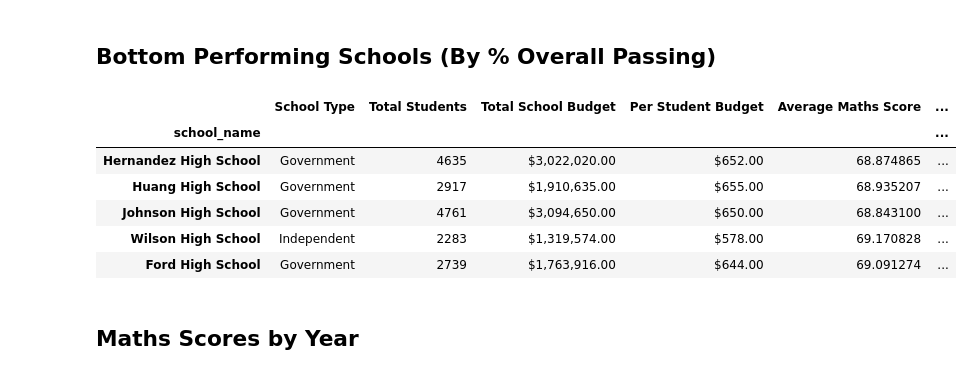
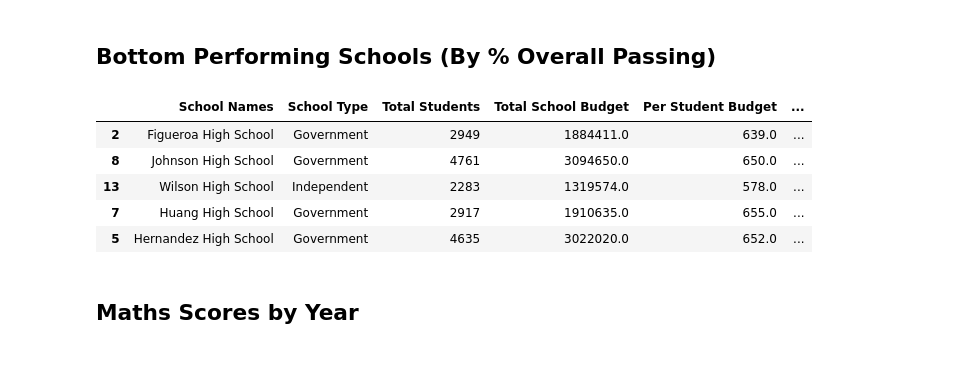
Before and after one commit to umasel/pandas_challenge, a Jupyter notebook: PyCitySchools/PyCitySchools_starter.ipynb, the cells around one changed output. Saved outputs shown, nothing was run; the diff lists cells and outputs as text; code cells hidden in the pictures.

```diff
--- a/PyCitySchools/PyCitySchools_starter.ipynb
+++ b/PyCitySchools/PyCitySchools_starter.ipynb
@@ -129,0 +101,33 @@ per_school_summary
+# %%
+# Convert to DataFrame
+school_summary = school_data_complete.groupby(['school_name'])
+school_names = school_data_complete.school_name.sort_values().unique()
+school_types = school_data.sort_values(by="school_name").type
+school_total_students = list(school_summary.student_name.count())
+school_budget = list(school_summary.budget.mean())
+school_per_student_budget = [i/j for i,j in zip(school_budget,school_total_students)]
+school_avg_math_score = list(school_summary.maths_score.mean())
+school_avg_reading_score = list(school_summary.reading_score.mean())
+
+# Calculating passing percentages
+school_summary = school_data_complete[school_data_complete['maths_score'] >= 70].groupby(['school_name'])
+school_pct_passing_math = [(i/j)*100 for i,j in zip(school_summary.maths_score.count(),school_total_students)]
+school_summary = school_data_complete[school_data_complete['reading_score'] >= 70].groupby(['school_name'])
+school_pct_passing_reading = [(i/j)*100 for i,j in zip(school_summary.reading_score.count(),school_total_students)]
+school_overall_passing = [(i+j)/2 for i,j in zip(school_pct_passing_math,school_pct_passing_reading)]
+
+# Compile all calculations into dataframe
+school_summary_df = pd.DataFrame({"School Names":school_names,
+                                  "School Type":school_types,
+                                  "Total Students":school_total_students,
+                                  "Total School Budget":school_budget,
+                                  "Per Student Budget":school_per_student_budget,
+                                  "Average Math Score":school_avg_math_score,
+                                  "Average Reading Score":school_avg_reading_score,
+                                  "% Passing Math":school_pct_passing_math,
+                                  "% Passing Reading":school_pct_passing_reading,
+                                  "Overall Passing Rate":school_overall_passing})
+
+school_summary_df = school_summary_df.reset_index(drop=True)
+school_summary_df
+# Display the DataFrame
@@ -145,16 +165,15 @@ top_schools.head(5)
 ## Bottom Performing Schools (By % Overall Passing)
 # %%
 # Sort and show bottom five schools
-bottom_schools =
+bottom_schools =school_summary_df.sort_values(["Overall Passing Rate"], ascending=True)
 bottom_schools.head(5)
 # %% [output]
-|  | School Type | Total Students | Total School Budget | Per Student Budget | Average Maths Score | ... |
-| school_name |  |  |  |  |  | ... |
-| Hernandez High School | Government | 4635 | $3,022,020.00 | $652.00 | 68.874865 | ... |
-| Huang High School | Government | 2917 | $1,910,635.00 | $655.00 | 68.935207 | ... |
-| Johnson High School | Government | 4761 | $3,094,650.00 | $650.00 | 68.843100 | ... |
-| Wilson High School | Independent | 2283 | $1,319,574.00 | $578.00 | 69.170828 | ... |
-| Ford High School | Government | 2739 | $1,763,916.00 | $644.00 | 69.091274 | ... |
+|  | School Names | School Type | Total Students | Total School Budget | Per Student Budget | ... |
+| 2 | Figueroa High School | Government | 2949 | 1884411.0 | 639.0 | ... |
+| 8 | Johnson High School | Government | 4761 | 3094650.0 | 650.0 | ... |
+| 13 | Wilson High School | Independent | 2283 | 1319574.0 | 578.0 | ... |
+| 7 | Huang High School | Government | 2917 | 1910635.0 | 655.0 | ... |
+| 5 | Hernandez High School | Government | 4635 | 3022020.0 | 652.0 | ... |
 # %% [markdown]
 ## Maths Scores by Year
 # %%
```
Also changed, not shown: parts of 23 cells of this notebook, 2 other files.
